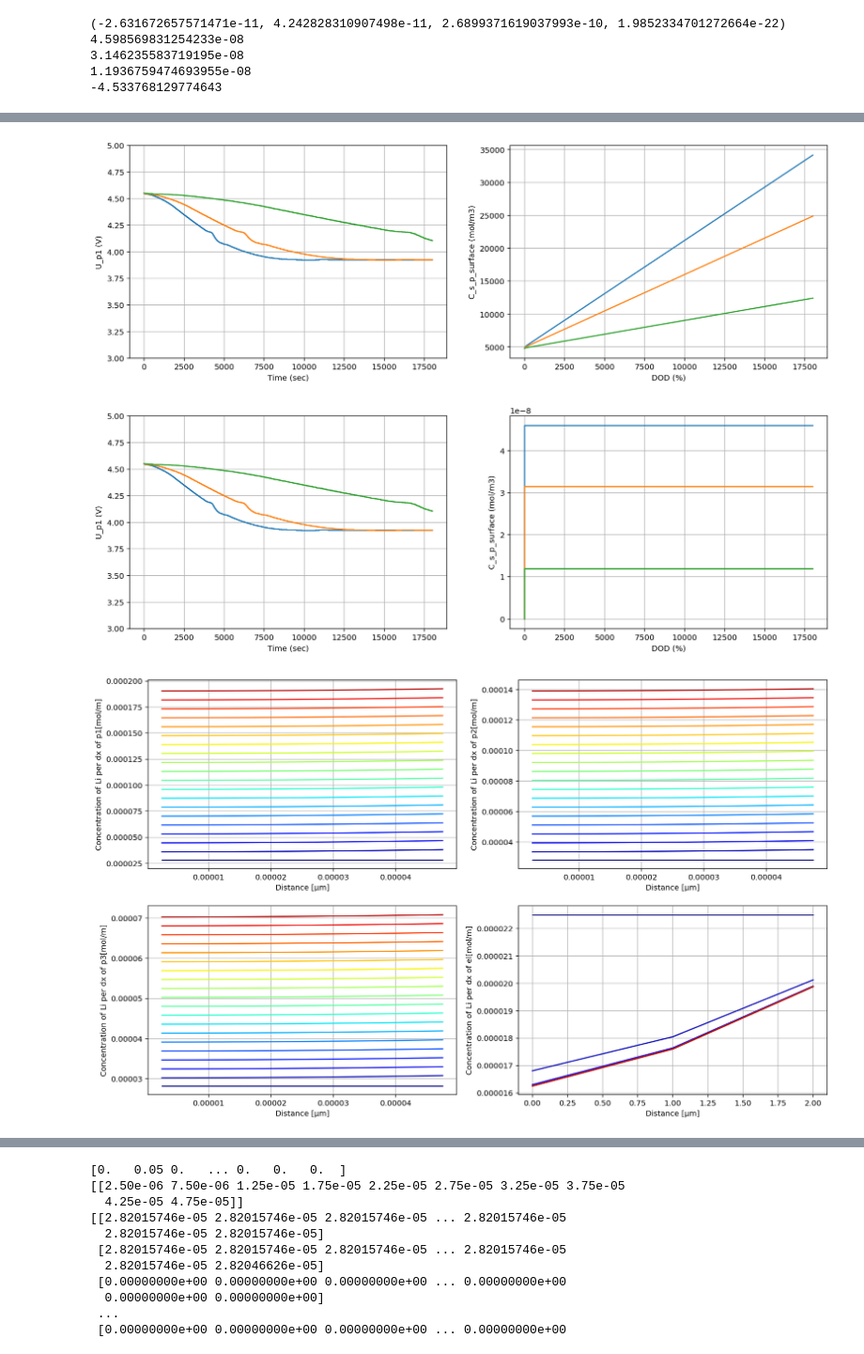
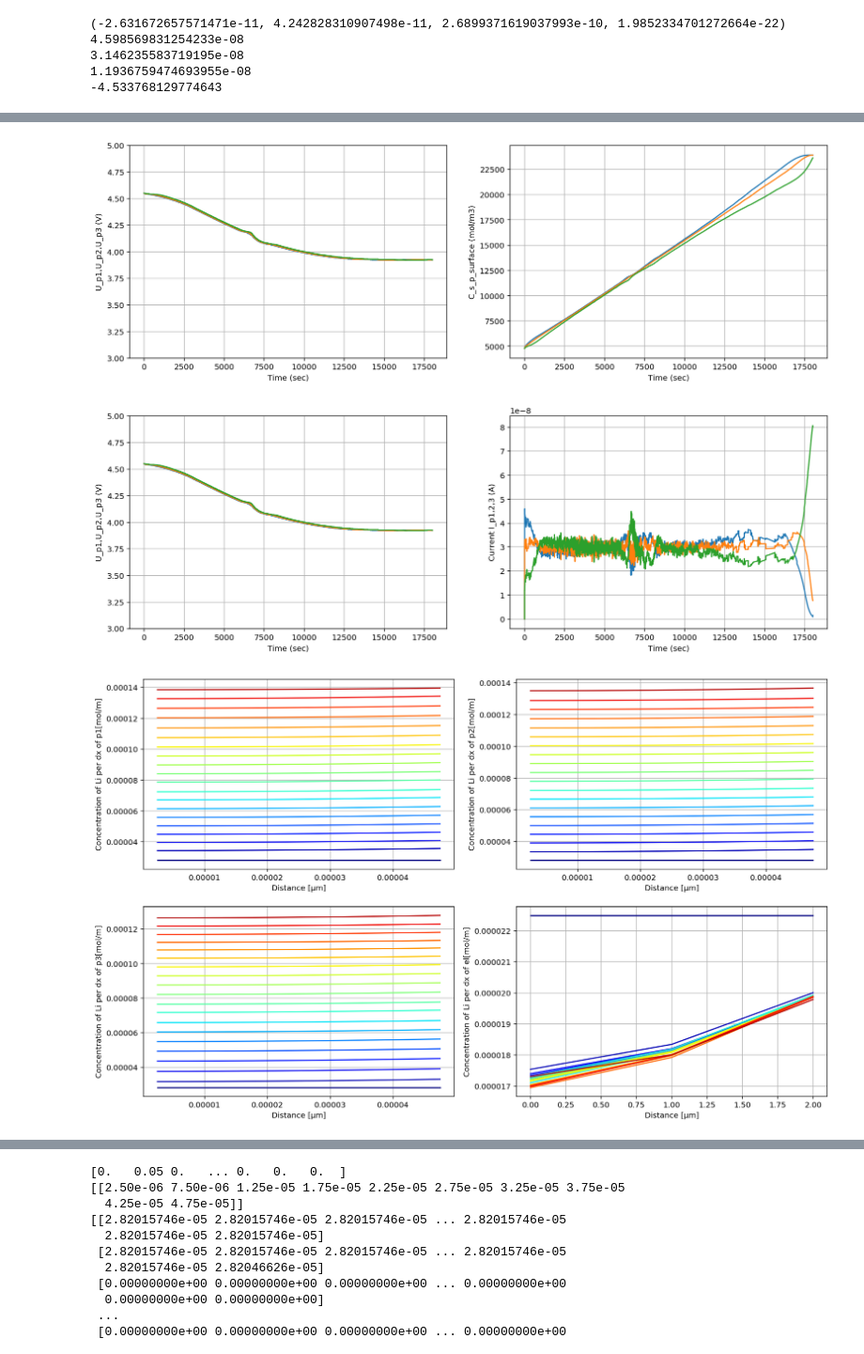
Before and after one commit to TakumaKawahara/BS-StudyGroup, a Jupyter notebook: Model#6/BS_Model#6.ipynb, the cells around one changed output, grey strips where cells are left out. Shown at 94% size. Drawn from its saved outputs; the diff is of its cells as text; code cells hidden in the pictures.

```diff
--- a/Model#6/BS_Model#6.ipynb
+++ b/Model#6/BS_Model#6.ipynb
@@ -464,9 +455,12 @@ print(Dphi_elpn)
 1.1936759474693955e-08
 -4.533768129774643
 # %%
+# Set simulation total time and delta time
 t_total=60*60*5
-dt=0.05
+dt=0.5
 t = np.arange(0,t_total+dt,dt)
+
+#Preparation of dataframe to store result of simulation.
 df_sim = pd.DataFrame(t)
 df_sim.columns = ['Time (sec)']
 df_sim = df_sim.assign(U_p1 = np.nan)
@@ -551,6 +585,6 @@ df_sim
 # %%
-n=10
-tt=0
+# Calculation of Li concentration inside active material particle.
+#n=10 # Number of grid insed particle
 
 def initial_df_s_pn(L_pn,V_pn, C_s_pn_0,t, tt=0, n=10):
   dx = L_pn/n
@@ -598,8 +635,7 @@ df_p3_sim
 # %%
-tt = tt + 1
-j_p1=df_sim["I_p1"][tt]/S_p
+#j_p1=df_sim["I_p1"][tt]/S_p
 
-def update_df_s_pn(C_rlt, D_pn, j_pn, L_pn,S_pn, F=F, tt=tt, n=n):
+def update_df_s_pn(C_rlt, D_pn, j_pn, L_pn,S_pn, F=F, tt=tt, n=10):
   dx = L_pn/n
   dCdt = np.empty(n)
   C = C_rlt[tt-1]
@@ -914,0 +820,8 @@ KeyboardInterrupt: ignored
+# %%
+U_pn1 = df_sim["U_p1"][tt-1]
+U_pn2 = df_sim["U_p2"][tt-1]
+U_pn3 = df_sim["U_p3"][tt-1]
+I_p1, I_p2, I_p3, Dphi_elp= fsolve(equations, (1, 1, 1, Dphi_elp))
+
+print(I_p1)
+print(I_p3)
@@ -931,11 +1071,12 @@ df_sim
 # %%
+
 fig, (ax1,ax2) = plt.subplots(1,2,figsize=(16, 5))
 
 ax1.plot(df_sim['Time (sec)'], df_sim['U_p1'],color=new_colors[0])
 ax1.plot(df_sim['Time (sec)'], df_sim['U_p2'],color=new_colors[1])
 ax1.plot(df_sim['Time (sec)'], df_sim['U_p3'],color=new_colors[2])
 ax1.set_ylim([3, 5])
-ax1.set_ylabel('U_p1 (V)')
+ax1.set_ylabel('U_p1,U_p2,U_p3 (V)')
 ax1.set_xlabel('Time (sec)')
 ax1.grid()
 
@@ -946,41 +1087,41 @@ ax2.plot(df_sim['Time (sec)'], df_sim['C_s_p3_surface'],color=new_colors[2])
 
 #ax2.set_ylim([0, 2])
 ax2.set_ylabel('C_s_p_surface (mol/m3)')
-ax2.set_xlabel('DOD (%)')
+ax2.set_xlabel('Time (sec)')
 ax2.grid()
 plt.show()
 # %% [output]
-[figure, old version]
+[figure, new version]
 # %%
 fig, (ax1,ax2) = plt.subplots(1,2,figsize=(16, 5))
 
 ax1.plot(df_sim['Time (sec)'], df_sim['U_p1'],color=new_colors[0])
 ax1.plot(df_sim['Time (sec)'], df_sim['U_p2'],color=new_colors[1])
 ax1.plot(df_sim['Time (sec)'], df_sim['U_p3'],color=new_colors[2])
 ax1.set_ylim([3, 5])
-ax1.set_ylabel('U_p1 (V)')
+ax1.set_ylabel('U_p1,U_p2,U_p3 (V)')
 ax1.set_xlabel('Time (sec)')
 ax1.grid()
 
 ax2.plot(df_sim['Time (sec)'], df_sim['I_p1'],color=new_colors[0])
 ax2.plot(df_sim['Time (sec)'], df_sim['I_p2'],color=new_colors[1])
 ax2.plot(df_sim['Time (sec)'], df_sim['I_p3'],color=new_colors[2])
 
 
 #ax2.set_ylim([0, 2])
-ax2.set_ylabel('C_s_p_surface (mol/m3)')
-ax2.set_xlabel('DOD (%)')
+ax2.set_ylabel('Current I_p1,2,3 (A)')
+ax2.set_xlabel('Time (sec)')
 ax2.grid()
 plt.show()
 # %% [output]
-[figure, old version]
+[figure, new version]
 # %%
 fig, ((ax1,ax2),(ax3,ax4)) = plt.subplots(2,2,figsize=(16, 10))
 
 for ii in range(20):
-  ax1.plot(x_rlt[0], C_rlt_s_p1[0+ii*int(len(t)/20)],color=cm.jet(ii/20))
-  ax2.plot(x_rlt[0], C_rlt_s_p2[0+ii*int(len(t)/20)],color=cm.jet(ii/20))
-  ax3.plot(x_rlt[0], C_rlt_s_p3[0+ii*int(len(t)/20)],color=cm.jet(ii/20))
+  ax1.plot(x_rlt_s_p1[0], C_rlt_s_p1[0+ii*int(len(t)/20)],color=cm.jet(ii/20))
+  ax2.plot(x_rlt_s_p2[0], C_rlt_s_p2[0+ii*int(len(t)/20)],color=cm.jet(ii/20))
+  ax3.plot(x_rlt_s_p3[0], C_rlt_s_p3[0+ii*int(len(t)/20)],color=cm.jet(ii/20))
   #ax1.set_ylim([3, 5])
   #ax1.set_ylabel('Concentration of Li per dx of p1[mol/m]')
   #ax1.set_xlabel('Distance [μm]')
@@ -1002,4 +1143,4 @@ ax4.set_xlabel('Distance [μm]')
 ax4.grid()
 plt.show()
 # %% [output]
-[figure, old version]
+[figure, new version]
```
Also changed, not shown: parts of 37 cells of this notebook.
